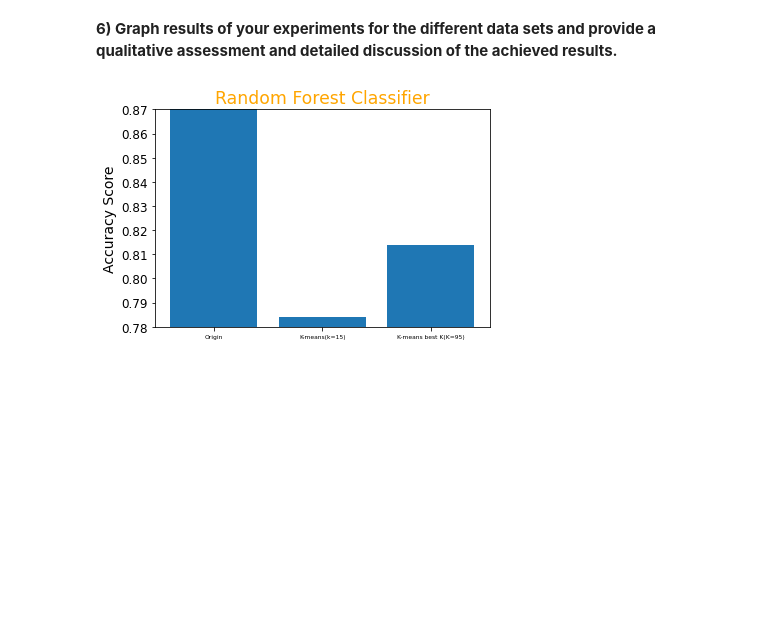
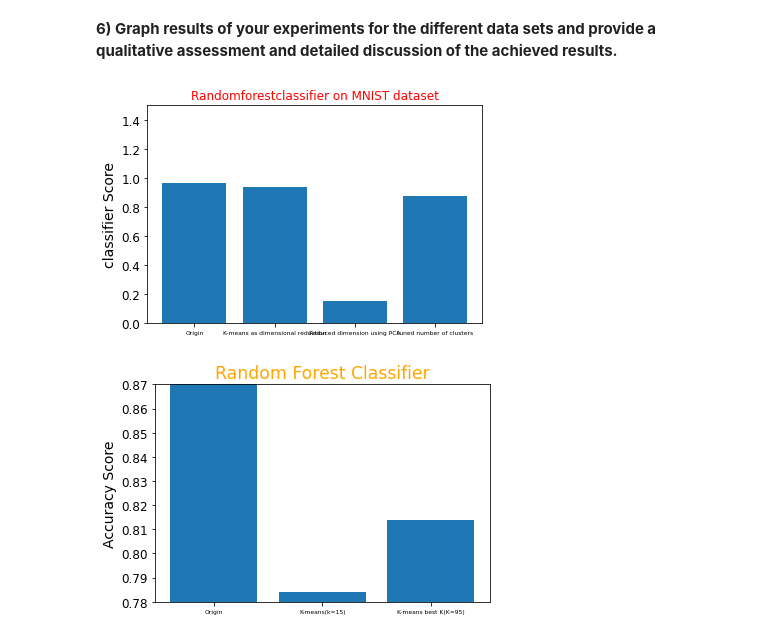
Before and after one commit to SaguPandya96/Advance-Machine-Learning-, a Jupyter notebook: Project 6/Project_6_Team_3.ipynb, the cells around one changed output. Cells and saved outputs as stored; diff of their text form; code cells hidden in the pictures; blank space fills up the shorter version.

```diff
--- a/Project 6/Project_6_Team_3_.ipynb
+++ b/Project 6/Project_6_Team_3.ipynb
@@ -486,6 +979,17 @@ gm.n_iter_
 9
 # %% [markdown]
 **6) Graph results of your experiments for the different data sets and provide a qualitative assessment and detailed discussion of the achieved results.**
+# %%
+names = ['Origin', 'K-means as dimensional reduction', 'Reduced dimension using PCA', 'tuned number of clusters']
+values = [0.9635, 0.9374, 0.1502, 0.8754 ]
+plt.bar(names, values)
+plt.rc('xtick', labelsize=7)
+plt.ylim(0,1.5)
+plt.ylabel("classifier Score")
+plt.title("Randomforestclassifier on MNIST dataset", color = "red", fontsize = "large")
+plt.show()
+# %% [output]
+[figure, added]
 # %%
 names = ['Origin', 'K-means(k=15)', 'K-means best K(K=95)']
 values = [0.8781, 0.7839, 0.8138]
```
Also changed, not shown: parts of 80 cells of this notebook.
